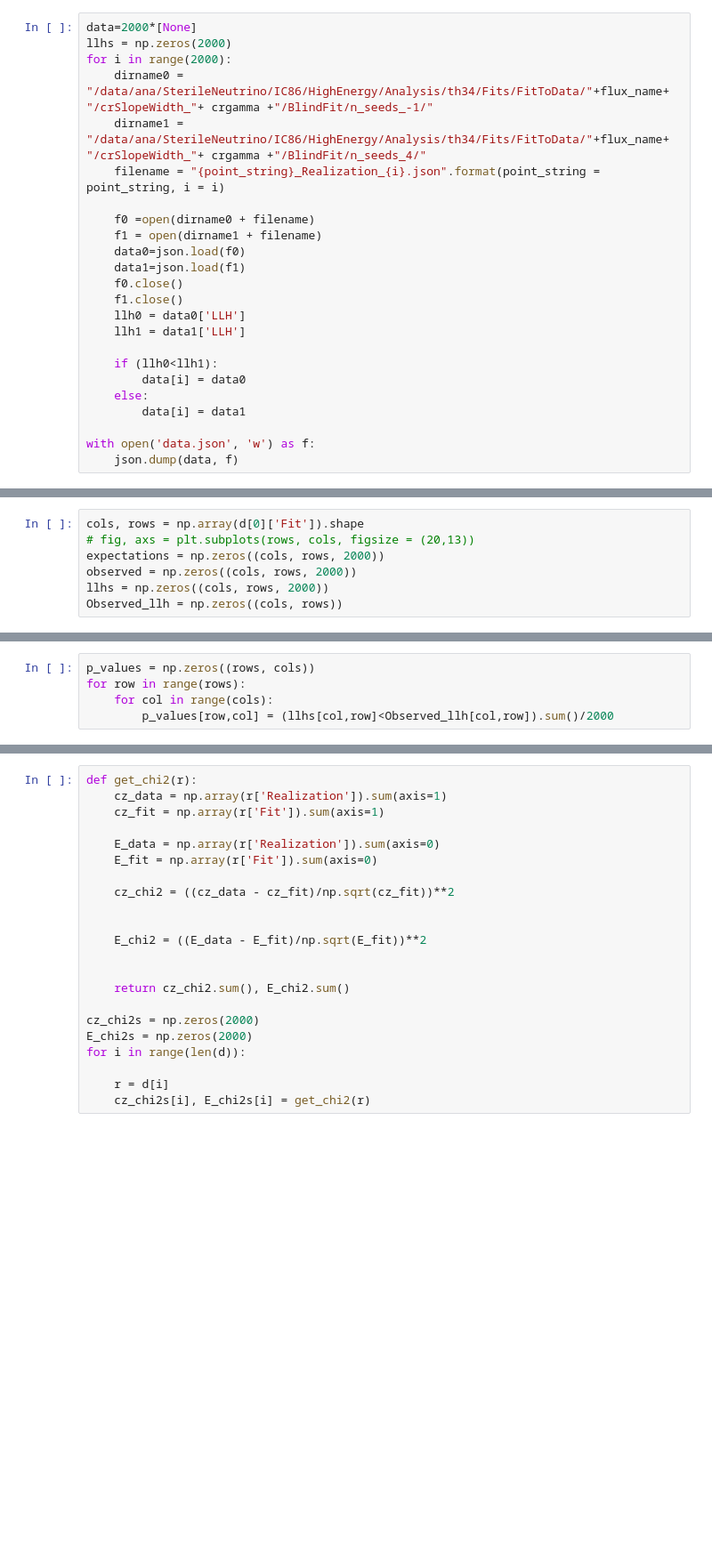
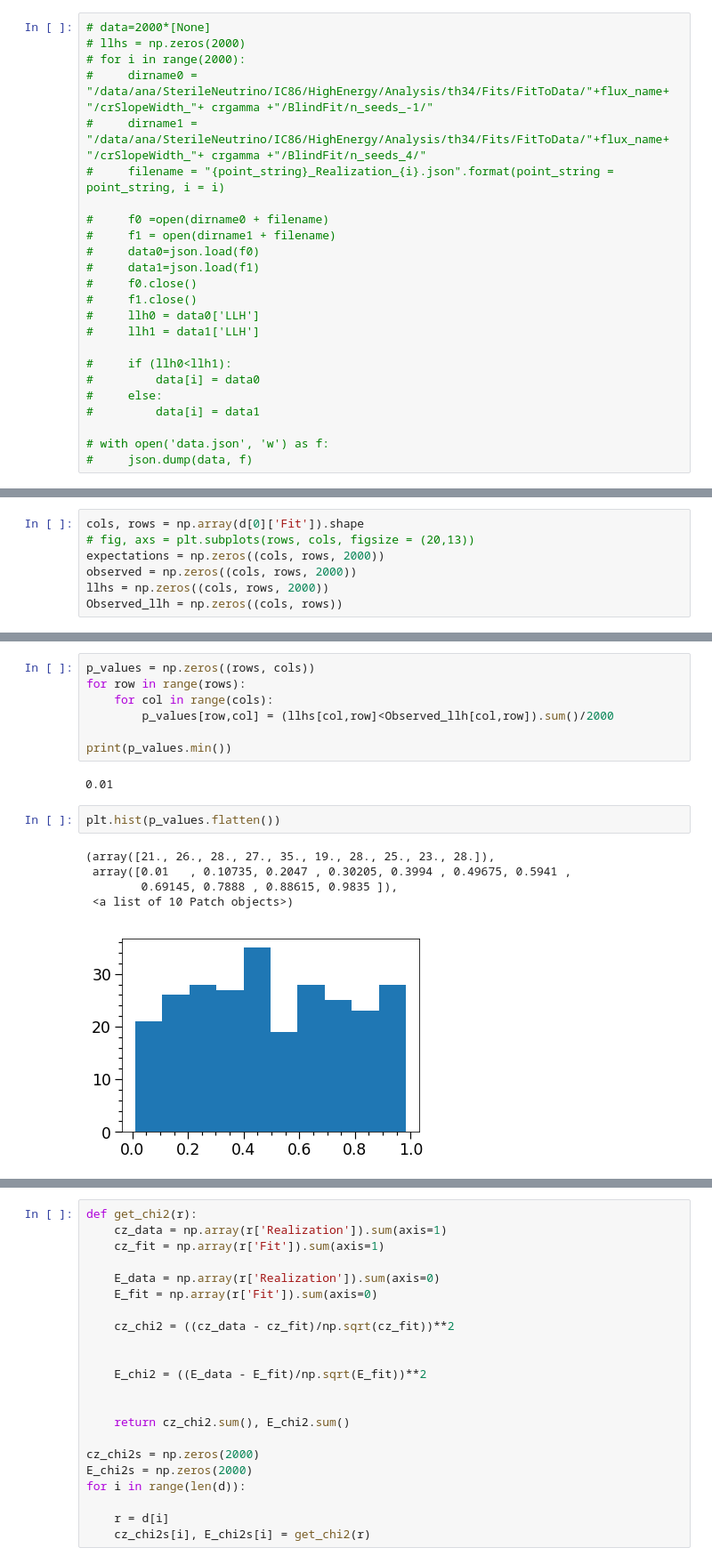
Before and after one commit to diaza/IC-MEOWS-th34, a Jupyter notebook: FitsToData/BlindFits/Results.ipynb, the cells around one changed output, grey strips where cells are left out. Shown at 89% size. Saved outputs shown, nothing was run; the diff lists cells and outputs as text; blank space fills up the shorter version.

Commit message:
Adding blind fit files

```diff
--- a/FitsToData/BlindFits/Results.ipynb
+++ b/FitsToData/BlindFits/Results.ipynb
@@ -21,27 +25,27 @@ llh_min = minimum_llhs[:,:,3].min()
 # %%
-data=2000*[None]
-llhs = np.zeros(2000)
-for i in range(2000):
-    dirname0 = "/data/ana/SterileNeutrino/IC86/HighEnergy/Analysis/th34/Fits/FitToData/"+flux_name+ "/crSlopeWidth_"+ crgamma +"/BlindFit/n_seeds_-1/"
-    dirname1 = "/data/ana/SterileNeutrino/IC86/HighEnergy/Analysis/th34/Fits/FitToData/"+flux_name+ "/crSlopeWidth_"+ crgamma +"/BlindFit/n_seeds_4/"
-    filename = "{point_string}_Realization_{i}.json".format(point_string = point_string, i = i)
+# data=2000*[None]
+# llhs = np.zeros(2000)
+# for i in range(2000):
+#     dirname0 = "/data/ana/SterileNeutrino/IC86/HighEnergy/Analysis/th34/Fits/FitToData/"+flux_name+ "/crSlopeWidth_"+ crgamma +"/BlindFit/n_seeds_-1/"
+#     dirname1 = "/data/ana/SterileNeutrino/IC86/HighEnergy/Analysis/th34/Fits/FitToData/"+flux_name+ "/crSlopeWidth_"+ crgamma +"/BlindFit/n_seeds_4/"
+#     filename = "{point_string}_Realization_{i}.json".format(point_string = point_string, i = i)
 
-    f0 =open(dirname0 + filename)
-    f1 = open(dirname1 + filename)
-    data0=json.load(f0)
-    data1=json.load(f1)
-    f0.close()
-    f1.close()
-    llh0 = data0['LLH']
-    llh1 = data1['LLH']
+#     f0 =open(dirname0 + filename)
+#     f1 = open(dirname1 + filename)
+#     data0=json.load(f0)
+#     data1=json.load(f1)
+#     f0.close()
+#     f1.close()
+#     llh0 = data0['LLH']
+#     llh1 = data1['LLH']
 
-    if (llh0<llh1):
-        data[i] = data0
-    else:
-        data[i] = data1
+#     if (llh0<llh1):
+#         data[i] = data0
+#     else:
+#         data[i] = data1
 
-with open('data.json', 'w') as f:
-    json.dump(data, f)
+# with open('data.json', 'w') as f:
+#     json.dump(data, f)
 # %%
 f = open('data.json')
 d = json.load(f)
@@ -108,5 +107,17 @@ p_values = np.zeros((rows, cols))
 for row in range(rows):
     for col in range(cols):
         p_values[row,col] = (llhs[col,row]<Observed_llh[col,row]).sum()/2000
+
+print(p_values.min())
+# %% [output]
+0.01
+# %%
+plt.hist(p_values.flatten())
+# %% [output]
+(array([21., 26., 28., 27., 35., 19., 28., 25., 23., 28.]),
+ array([0.01   , 0.10735, 0.2047 , 0.30205, 0.3994 , 0.49675, 0.5941 ,
+        0.69145, 0.7888 , 0.88615, 0.9835 ]),
+ <a list of 10 Patch objects>)
+[figure, added]
 # %%
 fig, axs = plt.subplots(rows, cols, figsize = (6*cols,4*rows))
```
Also changed, not shown: parts of 19 cells of this notebook, 2 other files.
